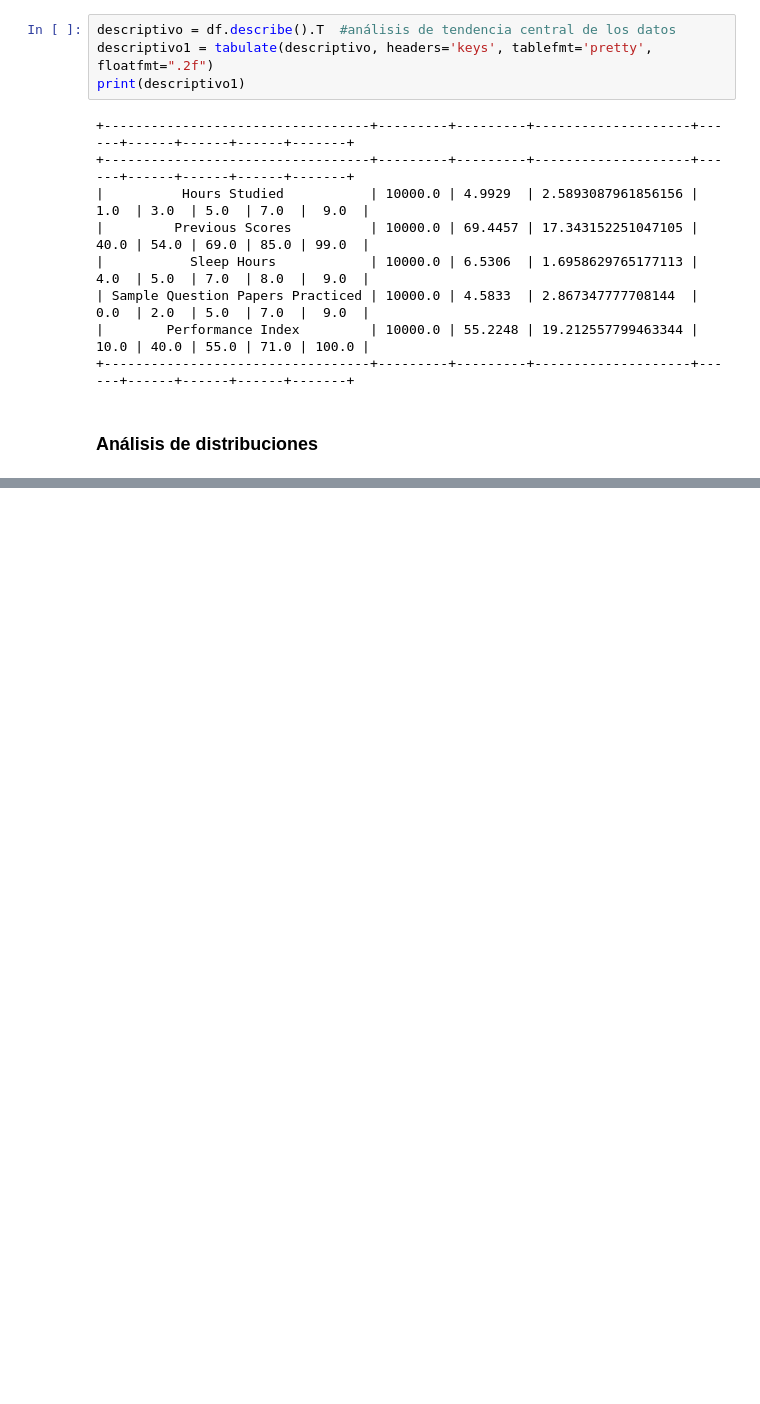
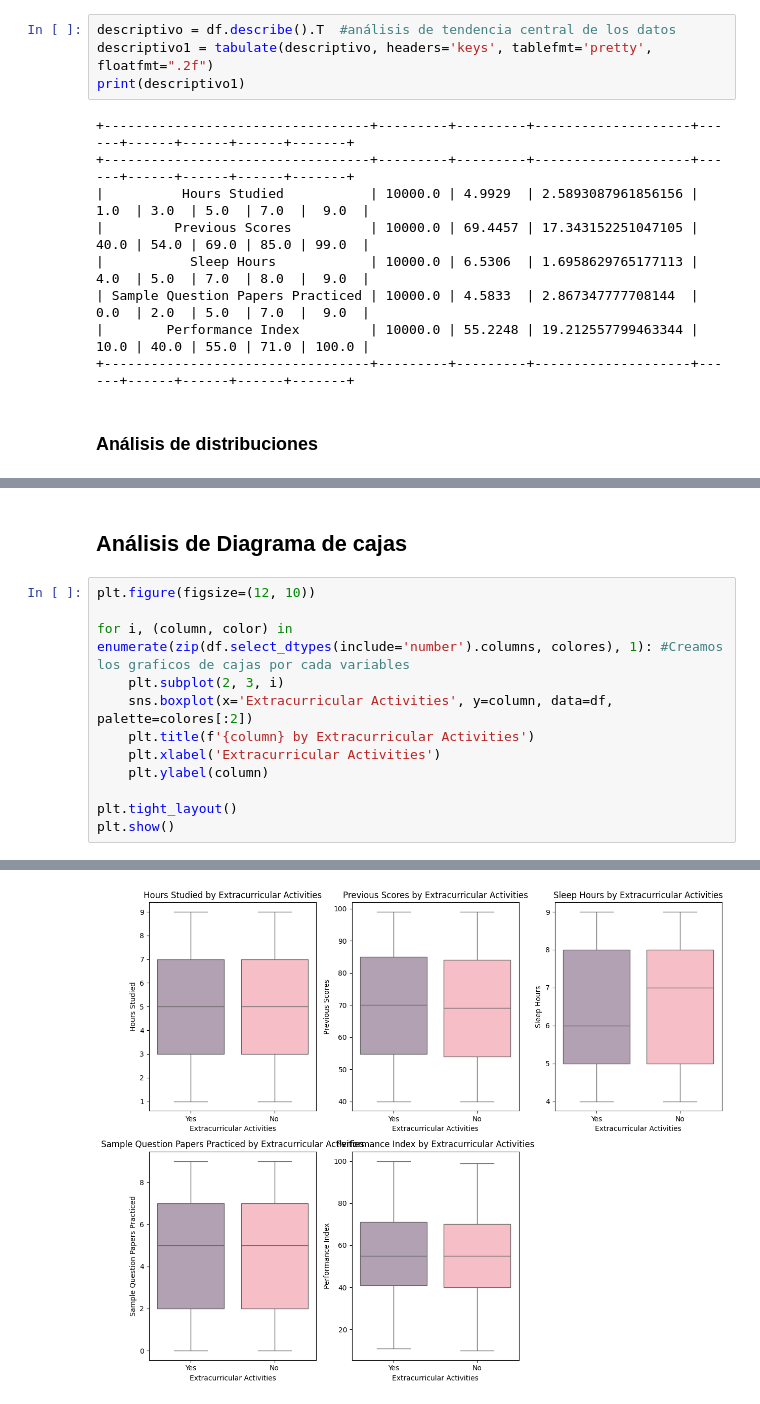
Before and after one commit to ingjfnf/PROJECT_GRUPO_28, a Jupyter notebook: ANALISIS_EXPLOTARIO/EDA.ipynb, the cells around one changed output, grey strips where cells are left out. Cells and saved outputs as stored; diff of their text form; blank space fills up the shorter version.

Commit message:
Diagrama de cajas, correlación, Distribución

```diff
--- a/ANALISIS_EXPLOTARIO/EDA.ipynb
+++ b/ANALISIS_EXPLOTARIO/EDA.ipynb
@@ -63,0 +64,15 @@ plt.show()
+# %% [markdown]
+## Análisis de Diagrama de cajas
+# %%
+plt.figure(figsize=(12, 10))
+
+for i, (column, color) in enumerate(zip(df.select_dtypes(include='number').columns, colores), 1): #Creamos los graficos de cajas por cada variables
+    plt.subplot(2, 3, i)
+    sns.boxplot(x='Extracurricular Activities', y=column, data=df, palette=colores[:2])
+    plt.title(f'{column} by Extracurricular Activities')
+    plt.xlabel('Extracurricular Activities')
+    plt.ylabel(column)
+
+plt.tight_layout()
+plt.show()
+# %% [output]
@@ -63,0 +98 @@ plt.show()
+[figure, added]
```
Also changed, not shown: parts of 8 cells of this notebook.
